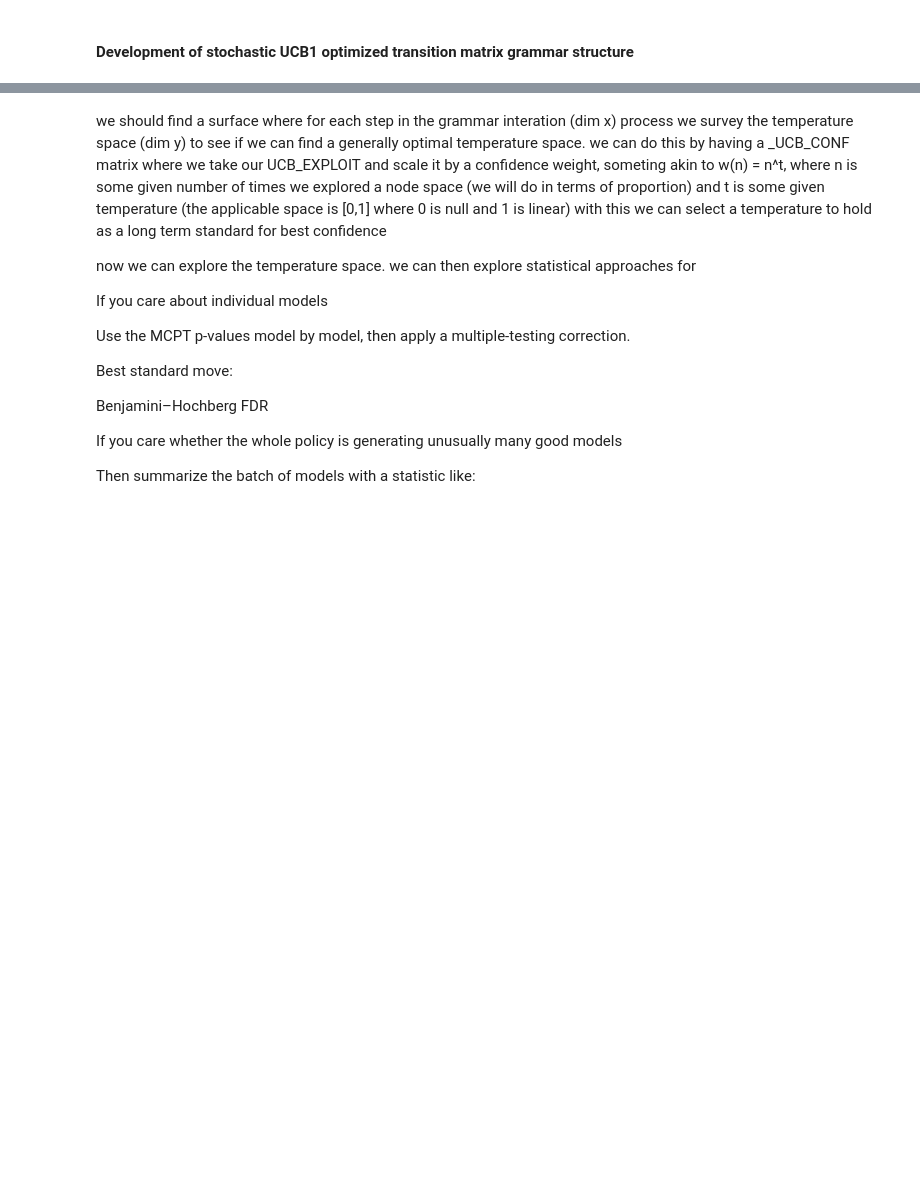
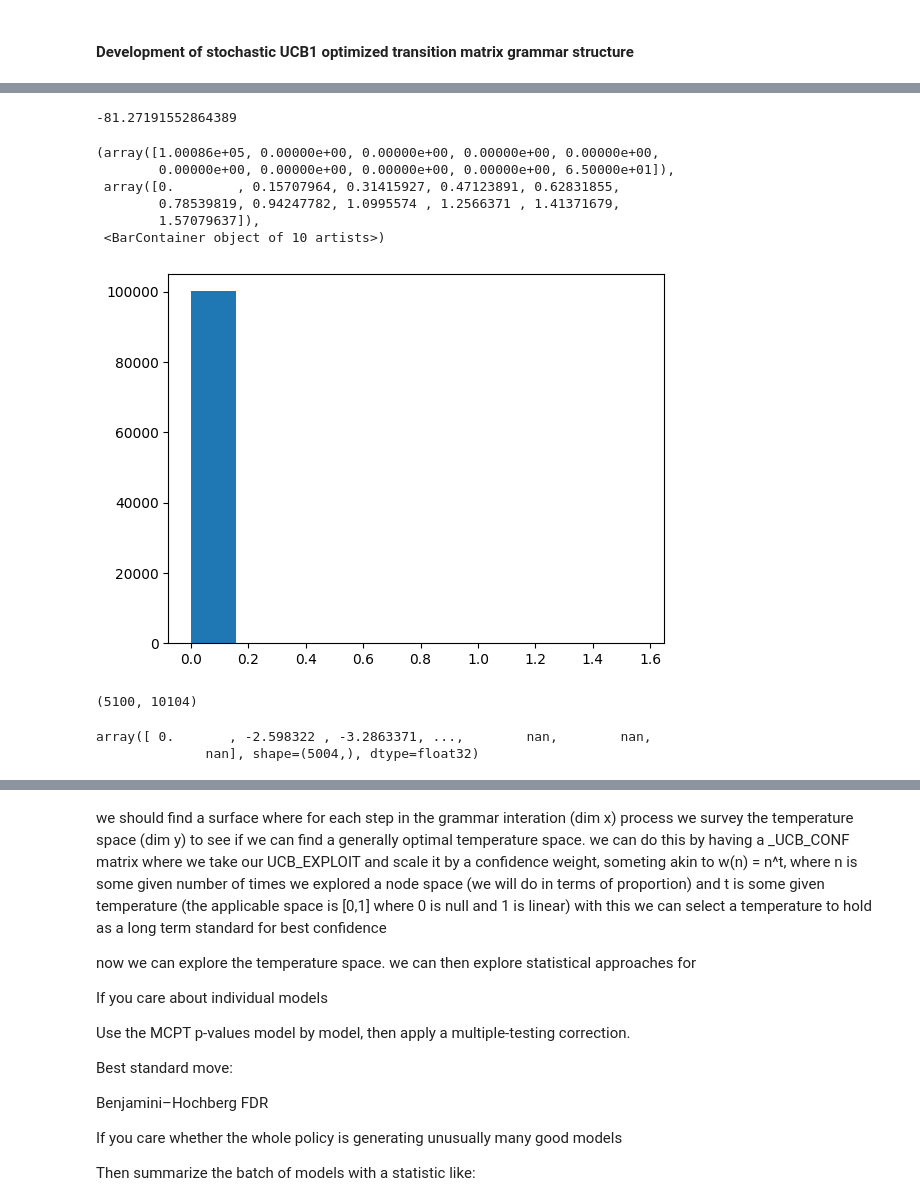
Before and after one commit to Logan-Kelsch/Structural_Regression, a Jupyter notebook: src/dev.ipynb, the cells around one changed output, grey strips where cells are left out. Saved outputs shown, nothing was run; the diff lists cells and outputs as text; code cells hidden in the pictures; blank space fills up the shorter version.

```diff
--- a/src/dev.ipynb
+++ b/src/dev.ipynb
@@ -3079,0 +3201,24 @@ for k in range(200):
+# %%
+np.nanargmin(zscores)
+print(zscores[8])
+# %% [output]
+-81.27191552864389
+# %%
+plt.hist(X._X_inst[:, 134])
+# %% [output]
+(array([1.00086e+05, 0.00000e+00, 0.00000e+00, 0.00000e+00, 0.00000e+00,
+        0.00000e+00, 0.00000e+00, 0.00000e+00, 0.00000e+00, 6.50000e+01]),
+ array([0.        , 0.15707964, 0.31415927, 0.47123891, 0.62831855,
+        0.78539819, 0.94247782, 1.0995574 , 1.2566371 , 1.41371679,
+        1.57079637]),
+ <BarContainer object of 10 artists>)
+[figure, added]
+# %%
+X.get_chunk_bounds(1)
+# %% [output]
+(5100, 10104)
+# %%
+null_context['raw_emission']
+# %% [output]
+array([ 0.       , -2.598322 , -3.2863371, ...,        nan,        nan,
+              nan], shape=(5004,), dtype=float32)
```
Also changed, not shown: parts of 24 cells of this notebook, 2 other files.
